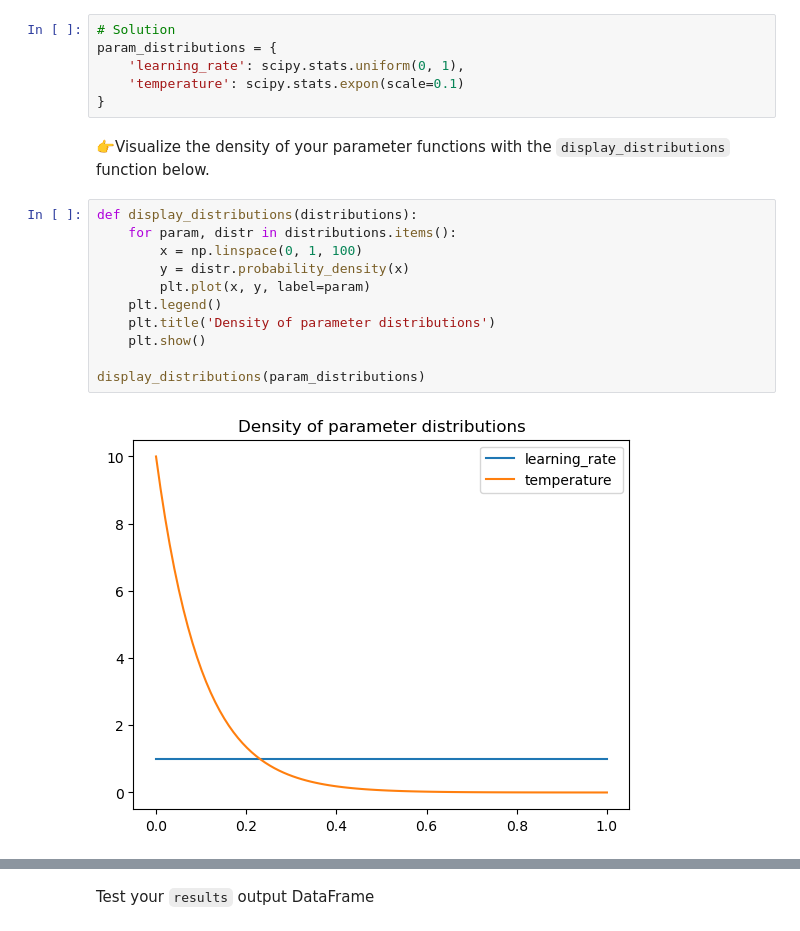
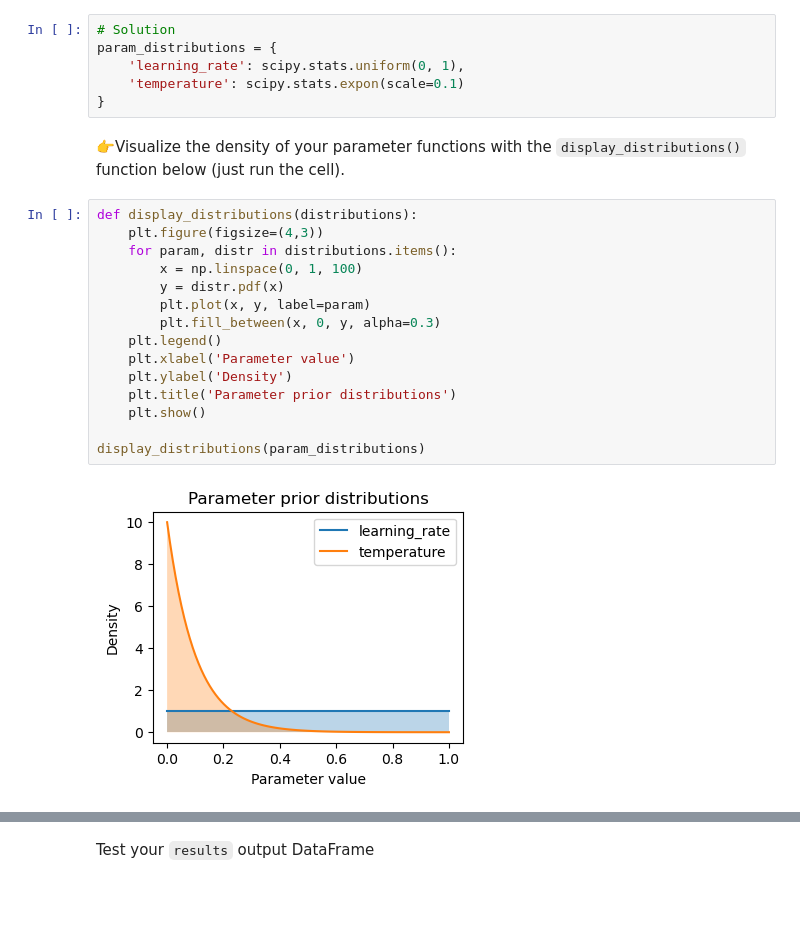
Before and after one commit to easiryne/cognitive-modeling-lab, a Jupyter notebook: TD_6/td6_solution.ipynb, the cells around one changed output, grey strips where cells are left out. Drawn from its saved outputs; the diff is of its cells as text; blank space fills up the shorter version.

```diff
--- a/TD_6/td6_solution.ipynb
+++ b/TD_6/td6_solution.ipynb
@@ -256,19 +294,23 @@ param_distributions = {
     'temperature': scipy.stats.expon(scale=0.1)
 }
 # %% [markdown]
-👉Visualize the density of your parameter functions with the `display_distributions` function below.
+👉Visualize the density of your parameter functions with the `display_distributions()` function below (just run the cell).
 # %%
 def display_distributions(distributions):
+    plt.figure(figsize=(4,3))
     for param, distr in distributions.items():
         x = np.linspace(0, 1, 100)
-        y = distr.probability_density(x)
+        y = distr.pdf(x)
         plt.plot(x, y, label=param)
+        plt.fill_between(x, 0, y, alpha=0.3)
     plt.legend()
-    plt.title('Density of parameter distributions')
+    plt.xlabel('Parameter value')
+    plt.ylabel('Density')
+    plt.title('Parameter prior distributions')
     plt.show()
 
 display_distributions(param_distributions)
 # %% [output]
-[figure, old version]
+[figure, new version]
 # %% [markdown]
 ## Full Parameter Recovery Loop
```
Also changed, not shown: parts of 43 cells of this notebook, 3 other files.
